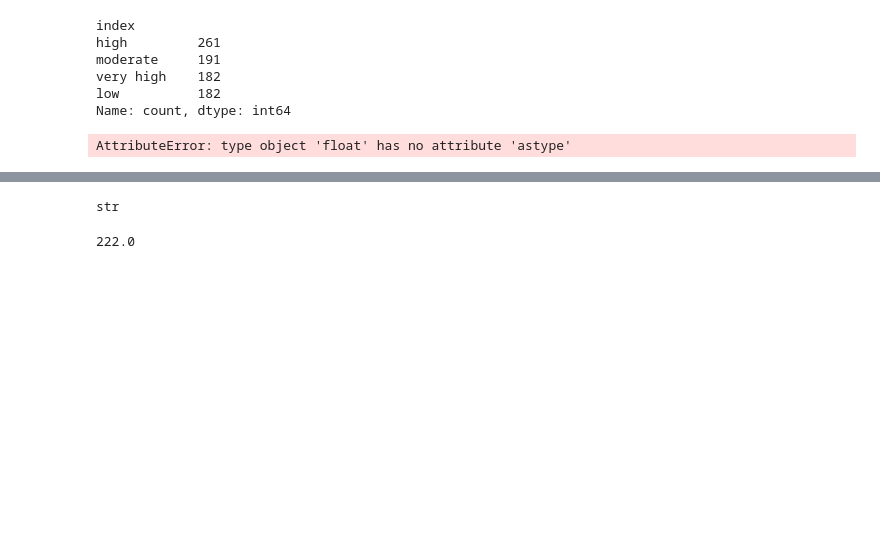
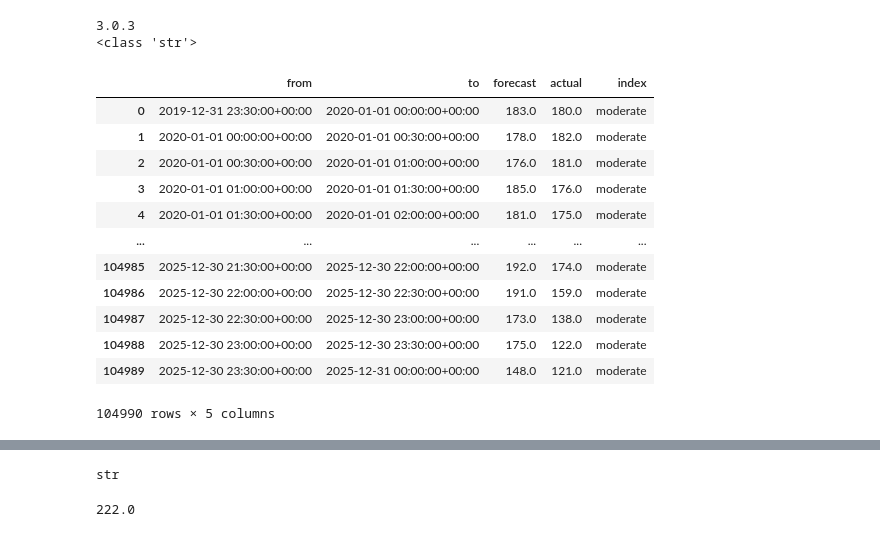
Before and after one commit to jacjac1116/flywheel, a Jupyter notebook: notebook.ipynb, the cells around one changed output, grey strips where cells are left out. Saved outputs shown, nothing was run; the diff lists cells and outputs as text; code cells hidden in the pictures; blank space fills up the shorter version.

```diff
--- a/notebook.ipynb
+++ b/notebook.ipynb
@@ -10,18 +10,29 @@ df = pd.read_parquet(path)
 sample = df.head()
 
 sample.to_parquet(here() / 'data' / 'samples' / 'carbon_sample.parquet')
-# %%
-mask = (df['from'] >= '2025-01-15') & (df['from'] < '2025-02-01')
-df[mask]['index'].value_counts()
-# %% [output]
-index
-high         261
-moderate     191
-very high    182
-low          182
-Name: count, dtype: int64
-# %%
-import numpy as np
-type(22.0).astype(np.float)
-# %% [output]
-AttributeError: type object 'float' has no attribute 'astype'
+# %%
+from pyprojroot import here
+import pandas as pd
+
+
+print(pd.__version__)
+print(type(df["index"].iloc[0]))
+# %% [output]
+3.0.3
+<class 'str'>
+# %%
+df
+# %% [output]
+|  | from | to | forecast | actual | index |
+| 0 | 2019-12-31 23:30:00+00:00 | 2020-01-01 00:00:00+00:00 | 183.0 | 180.0 | moderate |
+| 1 | 2020-01-01 00:00:00+00:00 | 2020-01-01 00:30:00+00:00 | 178.0 | 182.0 | moderate |
+| 2 | 2020-01-01 00:30:00+00:00 | 2020-01-01 01:00:00+00:00 | 176.0 | 181.0 | moderate |
+| 3 | 2020-01-01 01:00:00+00:00 | 2020-01-01 01:30:00+00:00 | 185.0 | 176.0 | moderate |
+| 4 | 2020-01-01 01:30:00+00:00 | 2020-01-01 02:00:00+00:00 | 181.0 | 175.0 | moderate |
+| ... | ... | ... | ... | ... | ... |
+| 104985 | 2025-12-30 21:30:00+00:00 | 2025-12-30 22:00:00+00:00 | 192.0 | 174.0 | moderate |
+| 104986 | 2025-12-30 22:00:00+00:00 | 2025-12-30 22:30:00+00:00 | 191.0 | 159.0 | moderate |
+| 104987 | 2025-12-30 22:30:00+00:00 | 2025-12-30 23:00:00+00:00 | 173.0 | 138.0 | moderate |
+| 104988 | 2025-12-30 23:00:00+00:00 | 2025-12-30 23:30:00+00:00 | 175.0 | 122.0 | moderate |
+| 104989 | 2025-12-30 23:30:00+00:00 | 2025-12-31 00:00:00+00:00 | 148.0 | 121.0 | moderate |
+104990 rows × 5 columns
```
Also changed, not shown: parts of 3 cells of this notebook, 4 other files.
